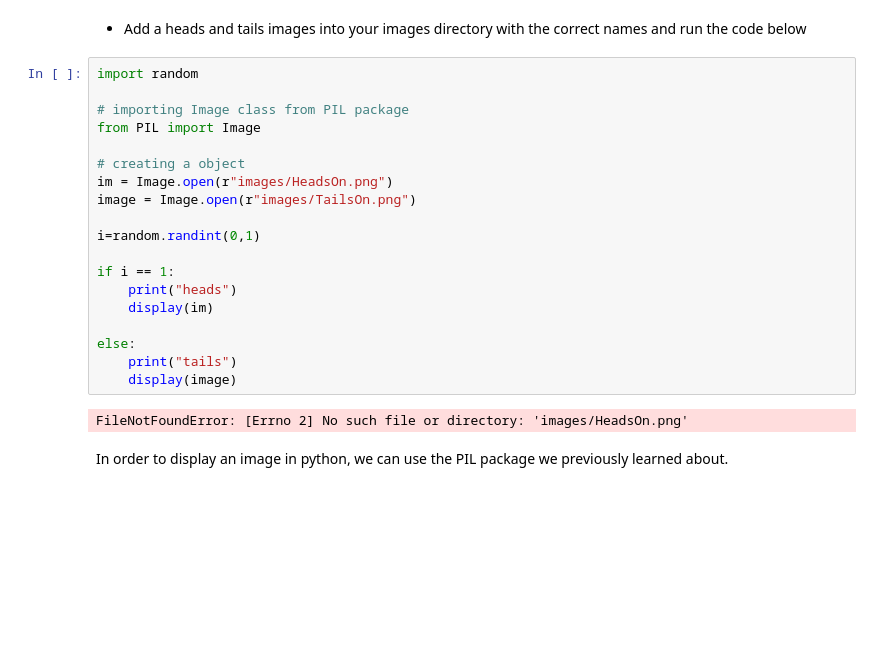
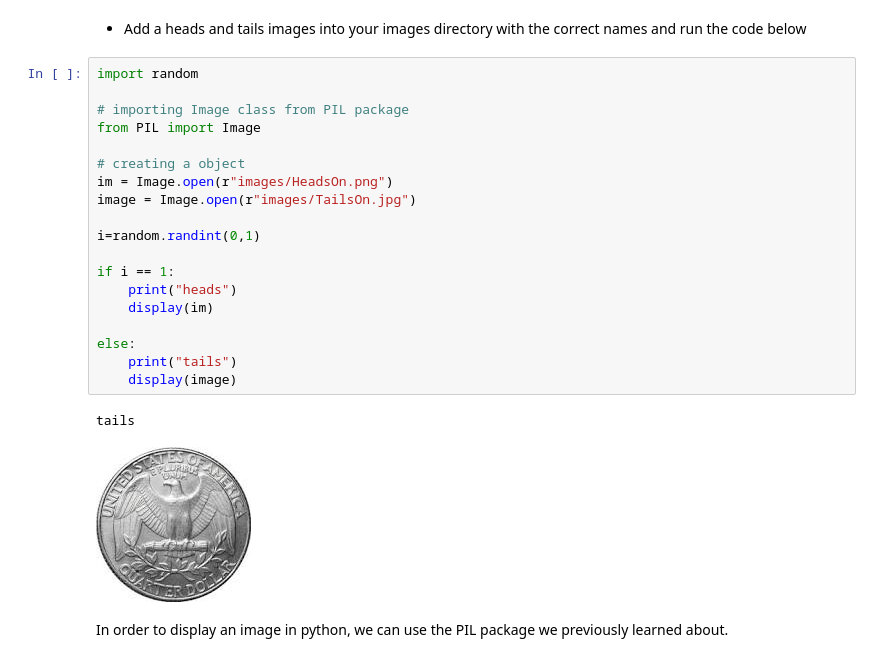
Before and after one commit to kayleehou/myproject, a Jupyter notebook: _notebooks/2023-04-25-P3M-Simulations.ipynb, the cells around one changed output. Saved outputs shown, nothing was run; the diff lists cells and outputs as text; blank space fills up the shorter version.

```diff
--- a/_notebooks/2023-04-25-P3M-Simulations.ipynb
+++ b/_notebooks/2023-04-25-P3M-Simulations.ipynb
@@ -118,24 +119,25 @@ Your turn: Change the code to make it simulate the flipping of a weighted coin.
 # %%
 import random
 
 # importing Image class from PIL package
 from PIL import Image
 
 # creating a object
 im = Image.open(r"images/HeadsOn.png")
-image = Image.open(r"images/TailsOn.png")
+image = Image.open(r"images/TailsOn.jpg")
 
 i=random.randint(0,1)
 
 if i == 1:
     print("heads")
     display(im)
 
 else:
     print("tails")
     display(image)
 # %% [output]
-FileNotFoundError: [Errno 2] No such file or directory: 'images/HeadsOn.png'
+tails
+[figure, added]
 # %% [markdown]
 In order to display an image in python, we can use the PIL package we previously learned about.
 # %% [markdown]
```
Also changed, not shown: parts of 7 cells of this notebook, 1 other file.
